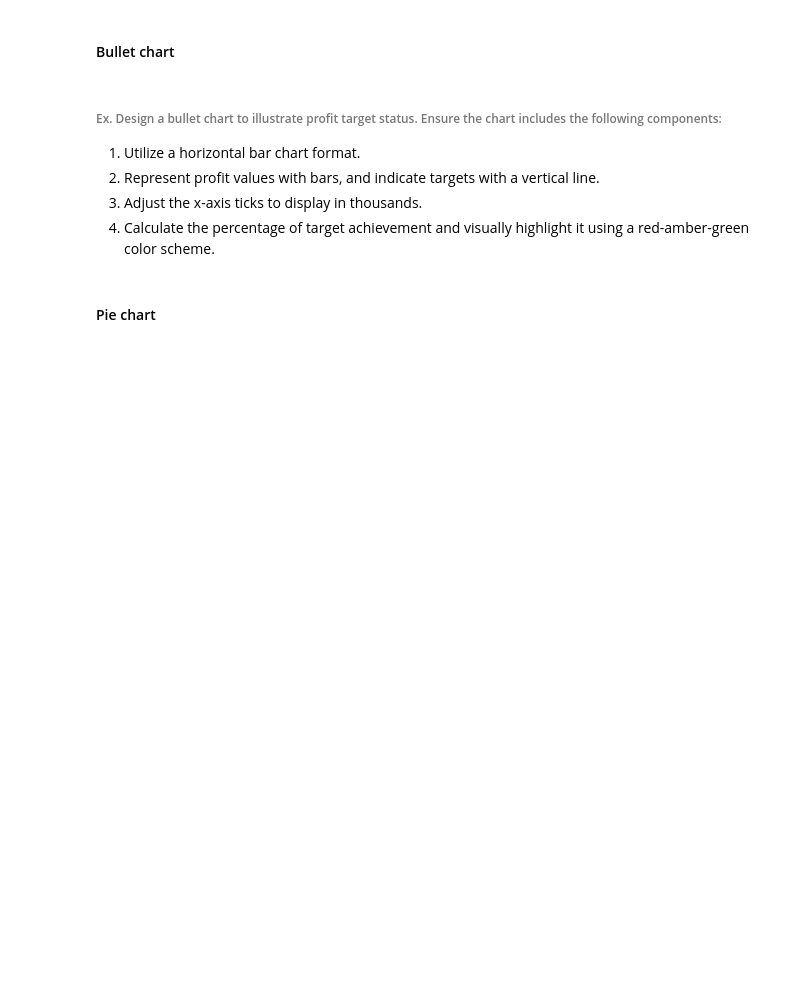
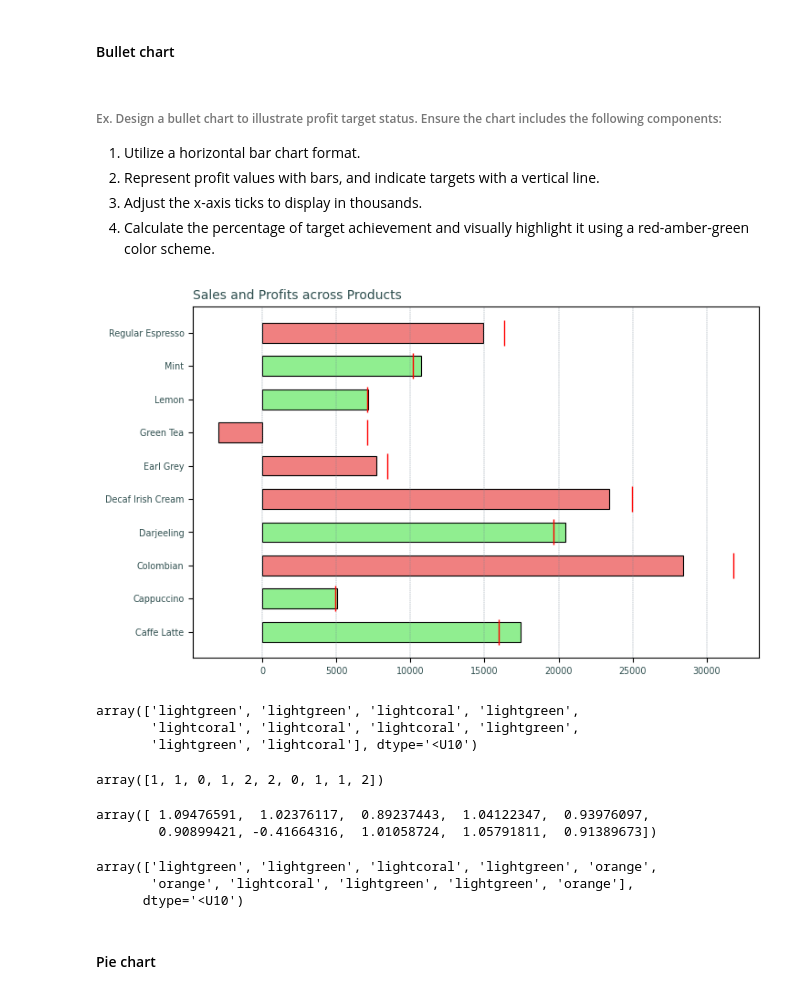
Before and after one commit to knowledge-corner/12_May_2025_Optum_Global, a Jupyter notebook: Classwork/Day - 1 classwork.ipynb, the cells around one changed output. Drawn from its saved outputs; the diff is of its cells as text; code cells hidden in the pictures; blank space fills up the shorter version.

```diff
--- a/Classwork/Day - 1 classwork.ipynb
+++ b/Classwork/Day - 1 classwork.ipynb
@@ -1787,5 +1818,46 @@ plt.show()
 2. Represent profit values with bars, and indicate targets with a vertical line.
 3. Adjust the x-axis ticks to display in thousands.
 4. Calculate the percentage of target achievement and visually highlight it using a red-amber-green color scheme.
+# %%
+plt.figure(figsize=(8, 5))
+colors = np.where(profits > target_profits, "lightgreen", "lightcoral")
+plt.barh(products, profits, label = "Profits", height=0.6, color = colors , edgecolor = "black", linewidth = 0.8)
+plt.plot(target_profits, products, marker = "|", markersize = 20, ls = "", color = "red")
+plt.title("Sales and Profits across Products", loc = "left", color = "Darkslategrey", size = "medium")
+plt.grid(axis="x", color = "slategrey", lw = 0.3, ls = "--")
+plt.xticks(color = "Darkslategrey", size = "x-small")
+plt.yticks(color = "Darkslategrey", size = "x-small")
+plt.show()
+# %% [output]
+[figure, added]
+# %%
+# Red-Green
+colors = np.where(profits > target_profits, "lightgreen", "lightcoral")
+colors
+# %% [output]
+array(['lightgreen', 'lightgreen', 'lightcoral', 'lightgreen',
+       'lightcoral', 'lightcoral', 'lightcoral', 'lightgreen',
+       'lightgreen', 'lightcoral'], dtype='<U10')
+# %%
+# Red-Amber-Green
+conditions = [profits/target_profits > 1, profits/target_profits >= 0.9]
+# results = ["lightgreen", "orange", "lightcoral"]
+results = [1, 2]
+np.select(conditions, results)
+# %% [output]
+array([1, 1, 0, 1, 2, 2, 0, 1, 1, 2])
+# %%
+profits/target_profits
+# %% [output]
+array([ 1.09476591,  1.02376117,  0.89237443,  1.04122347,  0.93976097,
+        0.90899421, -0.41664316,  1.01058724,  1.05791811,  0.91389673])
+# %%
+conditions = [profits/target_profits > 1, profits/target_profits >= 0.9, profits/target_profits < 0.9]
+results = ["lightgreen", "orange", "lightcoral"]
+np.select(conditions, results, default="")
+# %% [output]
+array(['lightgreen', 'lightgreen', 'lightcoral', 'lightgreen', 'orange',
+       'orange', 'lightcoral', 'lightgreen', 'lightgreen', 'orange'],
+      dtype='<U10')
 # %% [markdown]
 #### Pie chart
```
Also changed, not shown: parts of 5 cells of this notebook.
